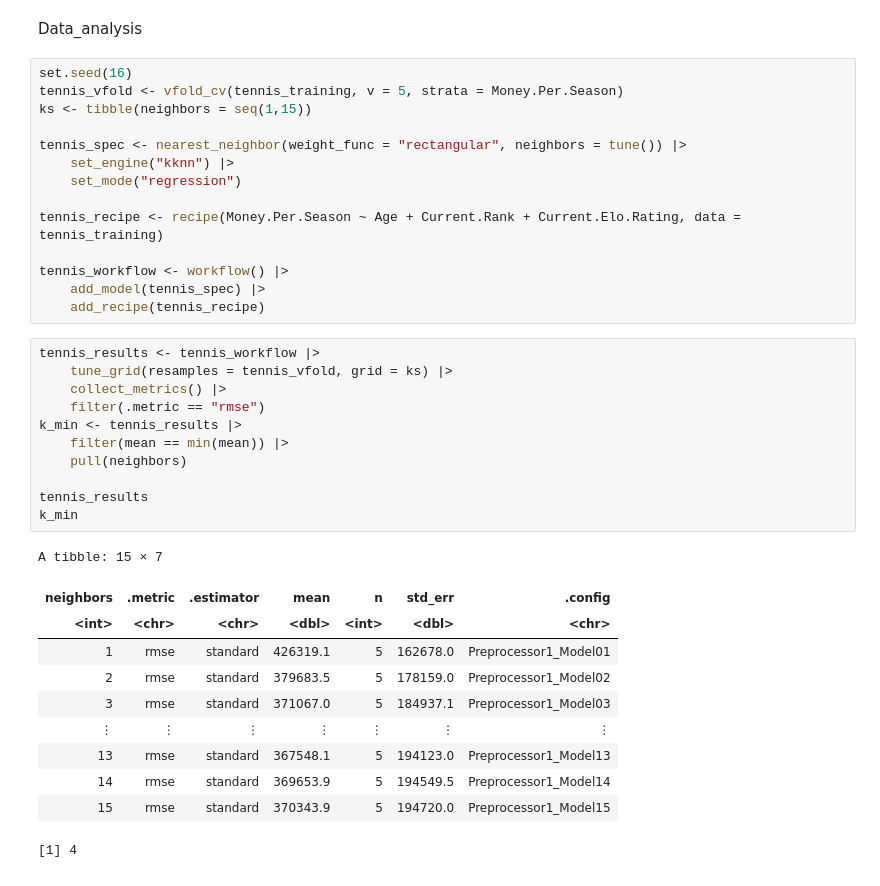
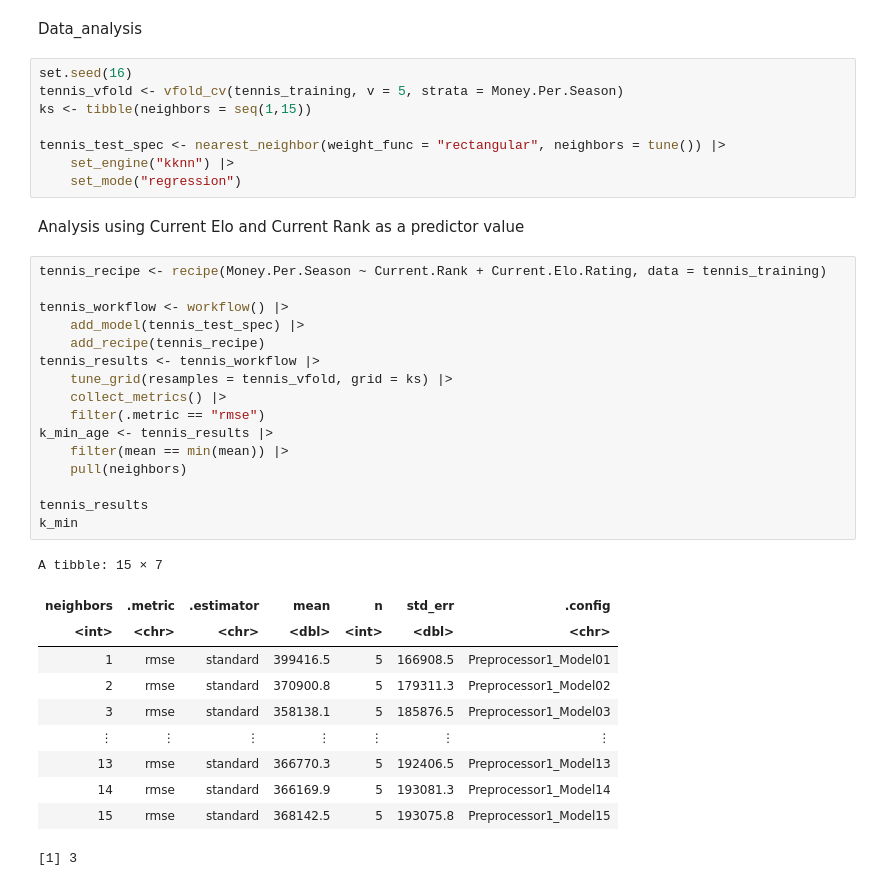
Before and after one commit to mnvibhakar/TennisSalaryProject, a Jupyter notebook: Nolan_Worksheet.ipynb, the cells around one changed output. Drawn from its saved outputs; the diff is of its cells as text.

Commit message:
Completed data analysis in Nolan's Worksheet
Did data analysis with age as a predictor, and without age. Used Current Elo and Current Rank.

```diff
--- a/Nolan_Worksheet.ipynb
+++ b/Nolan_Worksheet.ipynb
@@ -212,35 +194,36 @@ set.seed(16)
 tennis_vfold <- vfold_cv(tennis_training, v = 5, strata = Money.Per.Season)
 ks <- tibble(neighbors = seq(1,15))
 
-tennis_spec <- nearest_neighbor(weight_func = "rectangular", neighbors = tune()) |>
+tennis_test_spec <- nearest_neighbor(weight_func = "rectangular", neighbors = tune()) |>
     set_engine("kknn") |>
     set_mode("regression")
-
-tennis_recipe <- recipe(Money.Per.Season ~ Age + Current.Rank + Current.Elo.Rating, data = tennis_training)
-
-tennis_workflow <- workflow() |>
-    add_model(tennis_spec) |>
-    add_recipe(tennis_recipe)
+# %% [markdown]
+Analysis using Current Elo and Current Rank as a predictor value
 # %%
+tennis_recipe <- recipe(Money.Per.Season ~ Current.Rank + Current.Elo.Rating, data = tennis_training)
+
+tennis_workflow <- workflow() |>
+    add_model(tennis_test_spec) |>
+    add_recipe(tennis_recipe)
 tennis_results <- tennis_workflow |>
     tune_grid(resamples = tennis_vfold, grid = ks) |>
     collect_metrics() |>
     filter(.metric == "rmse")
-k_min <- tennis_results |>
+k_min_age <- tennis_results |>
     filter(mean == min(mean)) |>
     pull(neighbors)
 
 tennis_results
 k_min
 # %% [output]
 A tibble: 15 × 7
 | neighbors | .metric | .estimator | mean | n | std_err | .config |
 | <int> | <chr> | <chr> | <dbl> | <int> | <dbl> | <chr> |
-| 1 | rmse | standard | 426319.1 | 5 | 162678.0 | Preprocessor1_Model01 |
-| 2 | rmse | standard | 379683.5 | 5 | 178159.0 | Preprocessor1_Model02 |
-| 3 | rmse | standard | 371067.0 | 5 | 184937.1 | Preprocessor1_Model03 |
+| 1 | rmse | standard | 399416.5 | 5 | 166908.5 | Preprocessor1_Model01 |
+| 2 | rmse | standard | 370900.8 | 5 | 179311.3 | Preprocessor1_Model02 |
+| 3 | rmse | standard | 358138.1 | 5 | 185876.5 | Preprocessor1_Model03 |
 | ⋮ | ⋮ | ⋮ | ⋮ | ⋮ | ⋮ | ⋮ |
-| 13 | rmse | standard | 367548.1 | 5 | 194123.0 | Preprocessor1_Model13 |
-| 14 | rmse | standard | 369653.9 | 5 | 194549.5 | Preprocessor1_Model14 |
-| 15 | rmse | standard | 370343.9 | 5 | 194720.0 | Preprocessor1_Model15 |
+| 13 | rmse | standard | 366770.3 | 5 | 192406.5 | Preprocessor1_Model13 |
+| 14 | rmse | standard | 366169.9 | 5 | 193081.3 | Preprocessor1_Model14 |
+| 15 | rmse | standard | 368142.5 | 5 | 193075.8 | Preprocessor1_Model15 |
-[1] 4
+[1] 3
```
Also changed, not shown: parts of 5 cells of this notebook.
